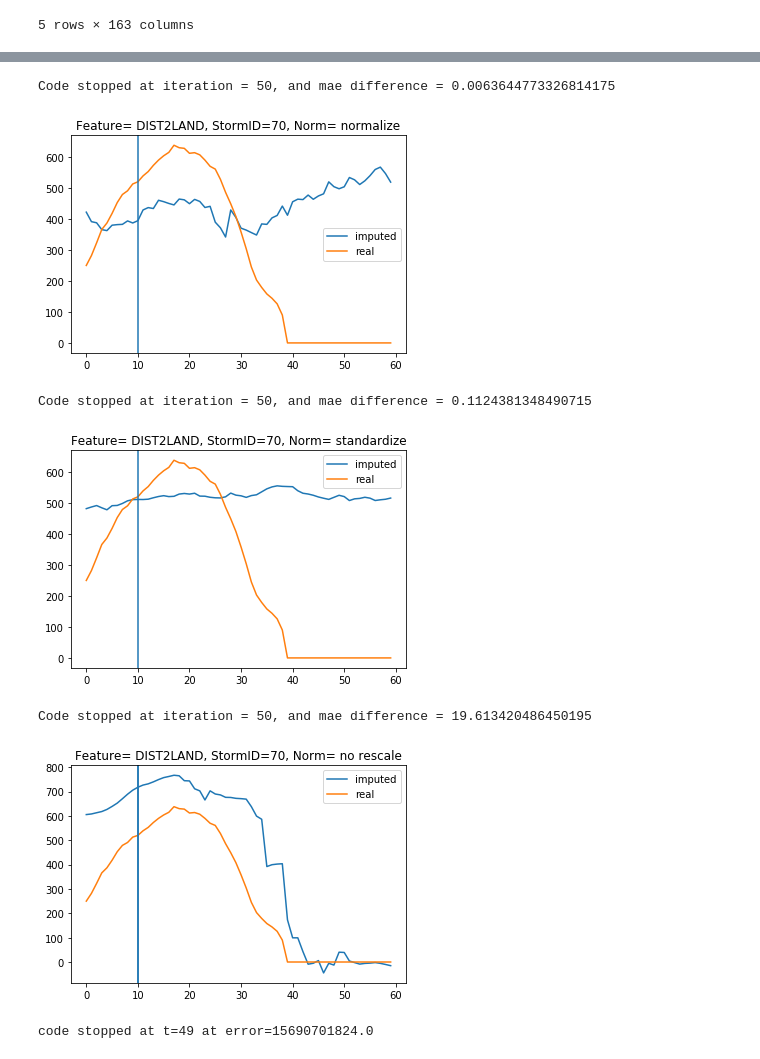
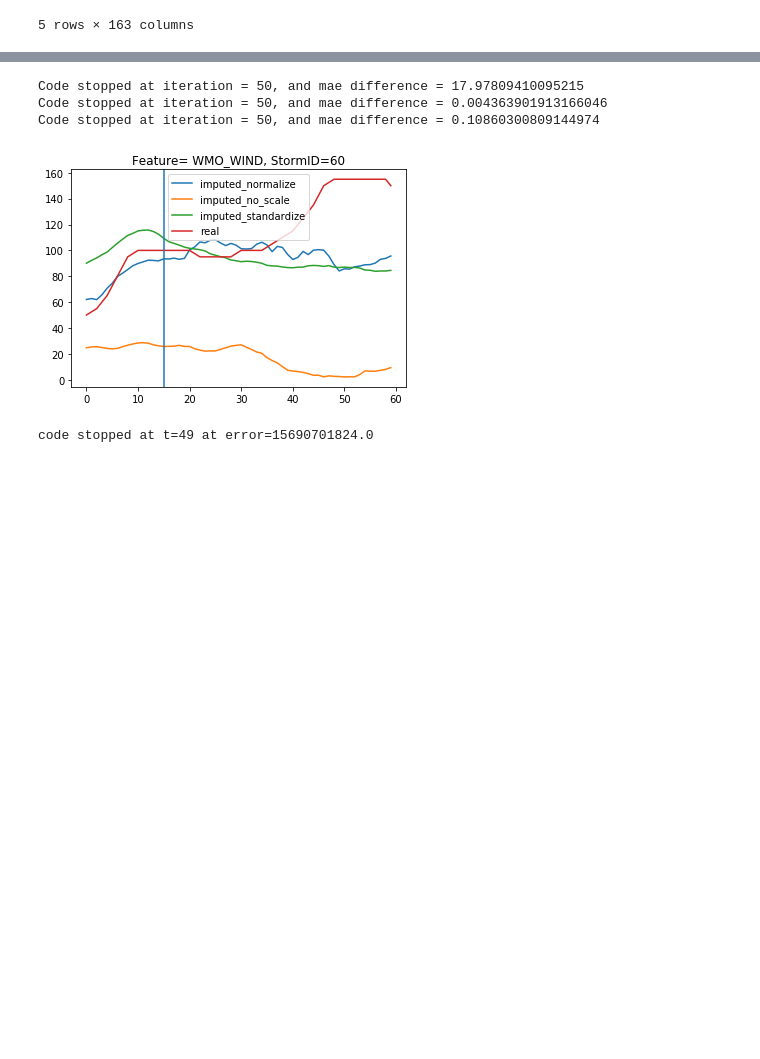
Before and after one commit to leobix/hurricast, a Jupyter notebook: processing_csv.ipynb, the cells around one changed output, grey strips where cells are left out. Cells and saved outputs as stored; diff of their text form; code cells hidden in the pictures; blank space fills up the shorter version.

```diff
--- a/processing_csv.ipynb
+++ b/processing_csv.ipynb
@@ -30,5 +51,5 @@ def numeric_data(data):
     return data
 
 # df0 is  cleaned data
-#df0 = select_data(data)
-#df0 = numeric_data(df0)
+df0 = select_data(data)
+df0 = numeric_data(df0)
@@ -363,19 +360,15 @@ def test2(data, storm_id, time, r, p = 2):
 # %%
 #60 is big storm not easy to predict
-storm_id=70
-time = 10
+storm_id=60
+time = 15
 r=13 #size of latent features
-p = 4 #predicted feature
+p = 2 #predicted feature
 test(t3, storm_id, time, r, p )
-test2(t3, storm_id, time, r ,p)
-test3(t3, storm_id, time, r,p)
 # %% [output]
-Code stopped at iteration = 50, and mae difference = 0.0063644773326814175
+Code stopped at iteration = 50, and mae difference = 17.97809410095215
+Code stopped at iteration = 50, and mae difference = 0.004363901913166046
+Code stopped at iteration = 50, and mae difference = 0.10860300809144974
-[figure, old version]
+[figure, new version]
-Code stopped at iteration = 50, and mae difference = 0.1124381348490715
-[figure, removed]
-Code stopped at iteration = 50, and mae difference = 19.613420486450195
-[figure, removed]
 # %%
 #get best r
 def get_best_r(data, r_min, r_max):
```
Also changed, not shown: parts of 6 cells of this notebook.
